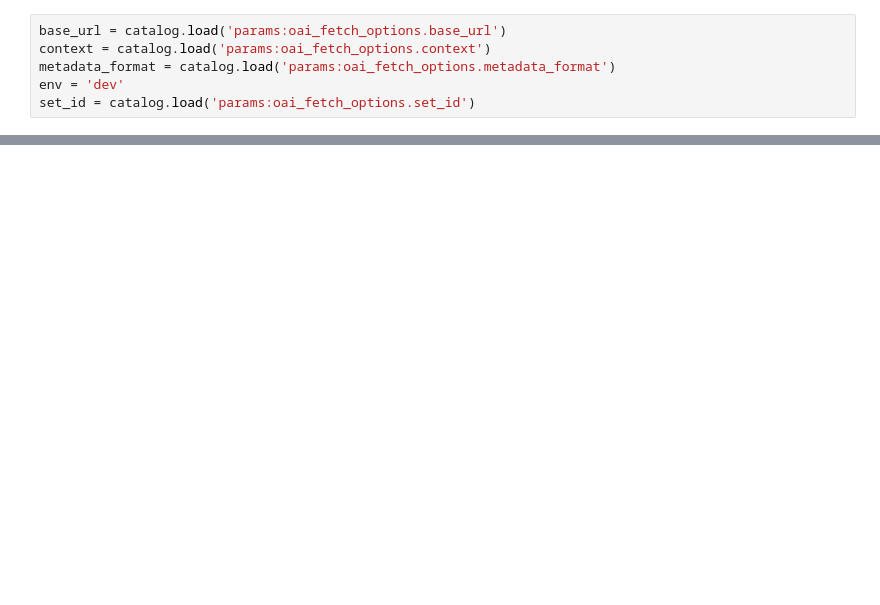
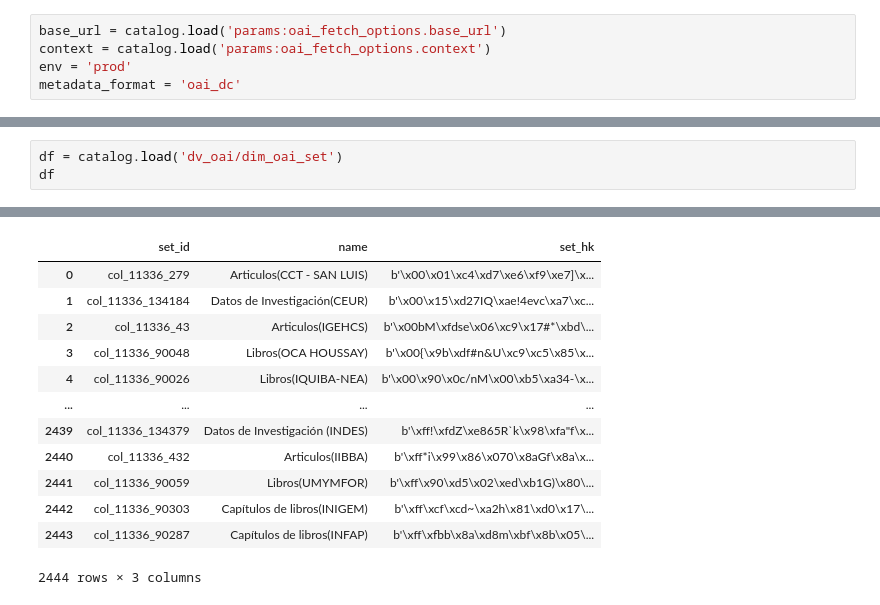
Before and after one commit to PabloDeAlbu/kedro-scholar, a Jupyter notebook: notebooks/sources/oai/01_extract/oai_extract_item_by_set.ipynb, the cells around one changed output, grey strips where cells are left out. Cells and saved outputs as stored; diff of their text form; blank space fills up the shorter version.

```diff
--- a/notebooks/sources/oai/01_extract/oai_extract_item_by_set.ipynb
+++ b/notebooks/sources/oai/01_extract/oai_extract_item_by_set.ipynb
@@ -6,7 +20,6 @@ import time
 # %%
 base_url = catalog.load('params:oai_fetch_options.base_url')
 context = catalog.load('params:oai_fetch_options.context')
-metadata_format = catalog.load('params:oai_fetch_options.metadata_format')
-env = 'dev'
-set_id = catalog.load('params:oai_fetch_options.set_id')
+env = 'prod'
+metadata_format = 'oai_dc'
 # %% [output]
@@ -20,0 +30,4 @@ set_id = catalog.load('params:oai_fetch_options.set_id')
+# %%
+df = catalog.load('dv_oai/dim_oai_set')
+df
+# %% [output]
@@ -20,0 +36,13 @@ set_id = catalog.load('params:oai_fetch_options.set_id')
+|  | set_id | name | set_hk |
+| 0 | col_11336_279 | Articulos(CCT - SAN LUIS) | b'\x00\x01\xc4\xd7\xe6\xf9\xe7]\x... |
+| 1 | col_11336_134184 | Datos de Investigación(CEUR) | b'\x00\x15\xd27IQ\xae!4evc\xa7\xc... |
+| 2 | col_11336_43 | Articulos(IGEHCS) | b'\x00bM\xfdse\x06\xc9\x17#*\xbd\... |
+| 3 | col_11336_90048 | Libros(OCA HOUSSAY) | b'\x00{\x9b\xdf#n&U\xc9\xc5\x85\x... |
+| 4 | col_11336_90026 | Libros(IQUIBA-NEA) | b'\x00\x90\x0c/nM\x00\xb5\xa34-\x... |
+| ... | ... | ... | ... |
+| 2439 | col_11336_134379 | Datos de Investigación (INDES) | b'\xff!\xfdZ\xe865R`k\x98\xfa"f\x... |
+| 2440 | col_11336_432 | Articulos(IIBBA) | b'\xff*i\x99\x86\x070\x8aGf\x8a\x... |
+| 2441 | col_11336_90059 | Libros(UMYMFOR) | b'\xff\x90\xd5\x02\xed\xb1G)\x80\... |
+| 2442 | col_11336_90303 | Capítulos de libros(INIGEM) | b'\xff\xcf\xcd~\xa2h\x81\xd0\x17\... |
+| 2443 | col_11336_90287 | Capítulos de libros(INFAP) | b'\xff\xfbb\x8a\xd8m\xbf\x8b\x05\... |
+2444 rows × 3 columns
```
Also changed, not shown: parts of 11 cells of this notebook, 27 other files.
